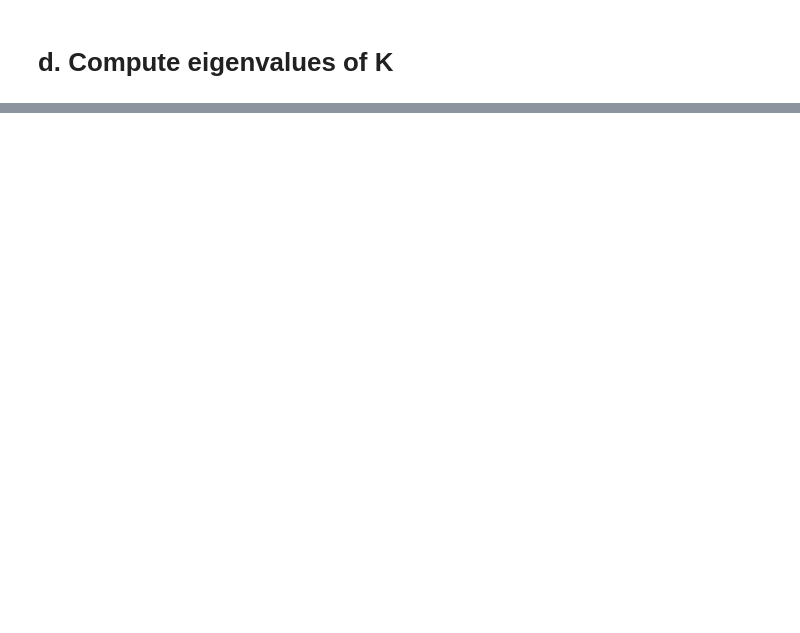
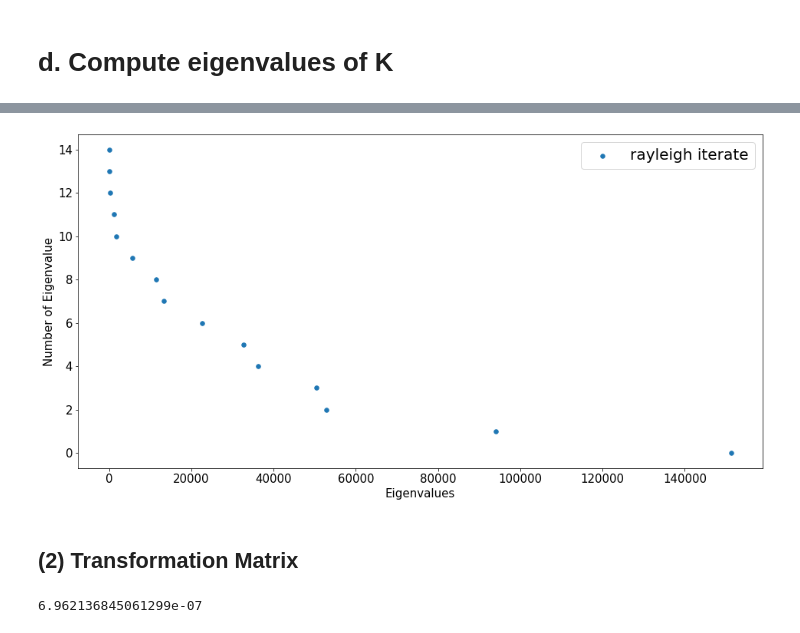
Before and after one commit to Kiril94/SC_Proj, a Jupyter notebook: Proj2/Proj2.ipynb, the cells around one changed output, grey strips where cells are left out. Cells and saved outputs as stored; diff of their text form; code cells hidden in the pictures; blank space fills up the shorter version.

```diff
--- a/Proj2/Proj2.ipynb
+++ b/Proj2/Proj2.ipynb
@@ -176,0 +183,34 @@ chladni_show.show_waves(v, basis_set),chladni_show.show_nodes(v,basis_set)
+# %%
+x0 = np.ones(N)
+indices = np.arange(N)
+for i in range(N):
+    k = 0
+    while any(np.isclose(Eval[indices != i],Eval[i]))\
+        and any([parallel(v,Evec.T[i,:]) for v in (Evec.T[indices != i,:])])\
+        and (k<10000):
+            k+=1
+            Evec[:,i],Eval[i] = rayleigh_iterate(Kmat, x0, Evec[:,i]+(np.random.random()-.5)*10*k)[:2]
+sort_ind = np.argsort(Eval)
+Eval = Eval[sort_ind]
+Evec = Evec[:,sort_ind]
+# %%
+y = np.arange(N)
+fig = plt.gcf()
+fig.set_size_inches(16, 8)
+plt.scatter(Eval[::-1],y,s=30, label = 'rayleigh iterate')
+plt.legend(fontsize = 20)
+plt.ylabel('Number of Eigenvalue', fontsize = 15)
+plt.xlabel('Eigenvalues', fontsize = 15)
+plt.xticks(fontsize = 15)
+plt.yticks(fontsize=15)
+plt.show()
+# %% [output]
+[figure, added]
+# %% [markdown]
+## (2) Transformation Matrix
+# %%
+T = Evec
+Lambda = np.eye(N)*Eval
+la.norm(Kmat-T@Lambda@la.inv(T)) #The Eigenvalues and Eigenvectors were determined correctly
+# %% [output]
+6.962136845061299e-07
```
Also changed, not shown: parts of 30 cells of this notebook.
